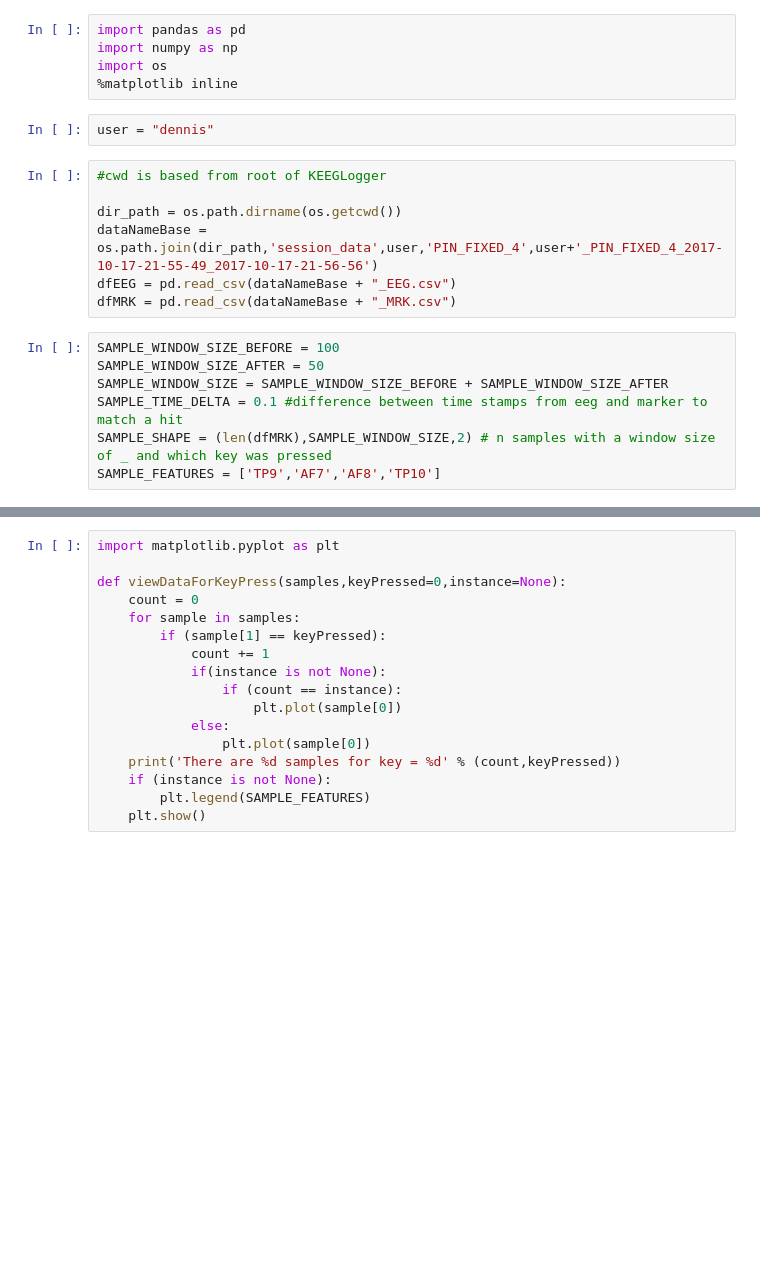
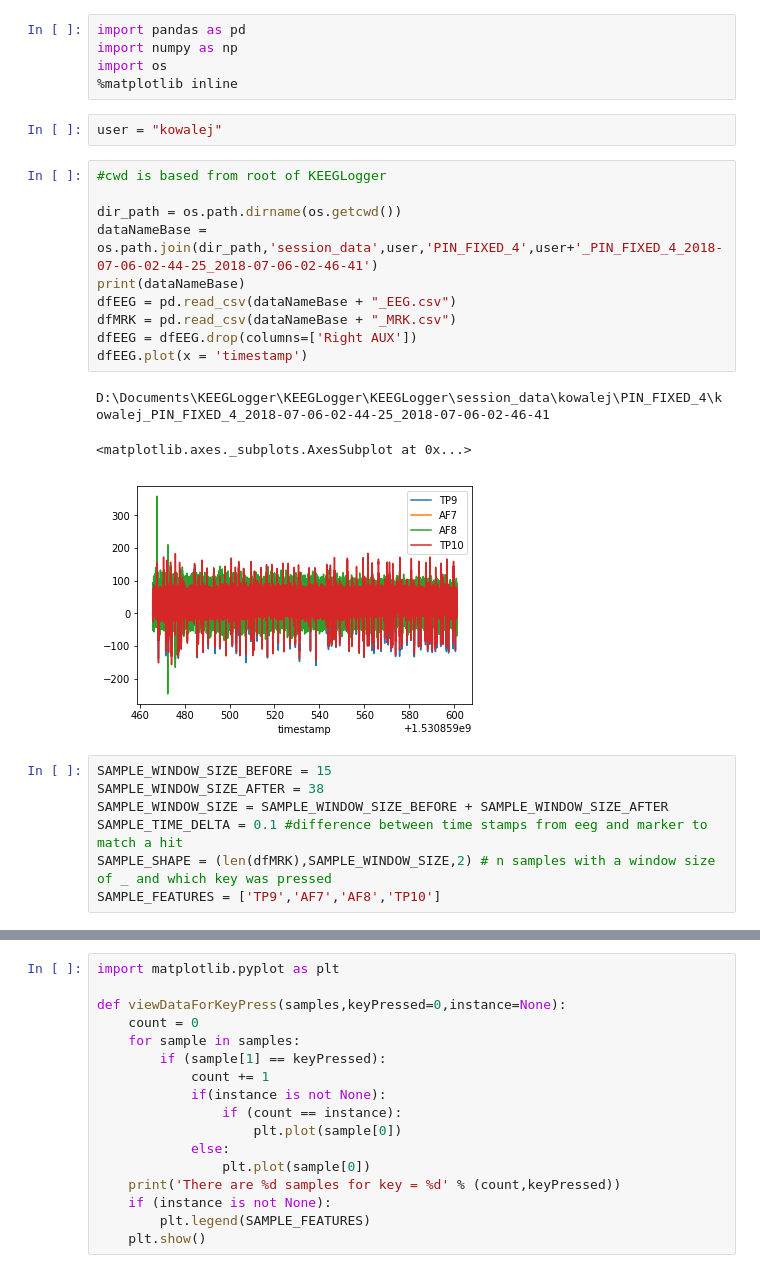
Before and after one commit to kowalej/KEEGLogger, a Jupyter notebook: KEEGLogger/notebooks/data_analysis_notebook.ipynb, the cells around one changed output, grey strips where cells are left out. Cells and saved outputs as stored; diff of their text form; blank space fills up the shorter version.

```diff
--- a/KEEGLogger/notebooks/data_analysis_notebook.ipynb
+++ b/KEEGLogger/notebooks/data_analysis_notebook.ipynb
@@ -4,17 +4,24 @@ import numpy as np
 import os
 %matplotlib inline
 # %%
-user = "dennis"
+user = "kowalej"
 # %%
 #cwd is based from root of KEEGLogger
 
 dir_path = os.path.dirname(os.getcwd())
-dataNameBase = os.path.join(dir_path,'session_data',user,'PIN_FIXED_4',user+'_PIN_FIXED_4_2017-10-17-21-55-49_2017-10-17-21-56-56')
+dataNameBase = os.path.join(dir_path,'session_data',user,'PIN_FIXED_4',user+'_PIN_FIXED_4_2018-07-06-02-44-25_2018-07-06-02-46-41')
+print(dataNameBase)
 dfEEG = pd.read_csv(dataNameBase + "_EEG.csv")
 dfMRK = pd.read_csv(dataNameBase + "_MRK.csv")
+dfEEG = dfEEG.drop(columns=['Right AUX'])
+dfEEG.plot(x = 'timestamp')
+# %% [output]
+D:\Documents\KEEGLogger\KEEGLogger\KEEGLogger\session_data\kowalej\PIN_FIXED_4\kowalej_PIN_FIXED_4_2018-07-06-02-44-25_2018-07-06-02-46-41
+<matplotlib.axes._subplots.AxesSubplot at 0x...>
+[figure, added]
 # %%
-SAMPLE_WINDOW_SIZE_BEFORE = 100
-SAMPLE_WINDOW_SIZE_AFTER = 50
+SAMPLE_WINDOW_SIZE_BEFORE = 15
+SAMPLE_WINDOW_SIZE_AFTER = 38
 SAMPLE_WINDOW_SIZE = SAMPLE_WINDOW_SIZE_BEFORE + SAMPLE_WINDOW_SIZE_AFTER
 SAMPLE_TIME_DELTA = 0.1 #difference between time stamps from eeg and marker to match a hit
 SAMPLE_SHAPE = (len(dfMRK),SAMPLE_WINDOW_SIZE,2) # n samples with a window size of _ and which key was pressed
```
Also changed, not shown: parts of 6 cells of this notebook, 8 other files.
